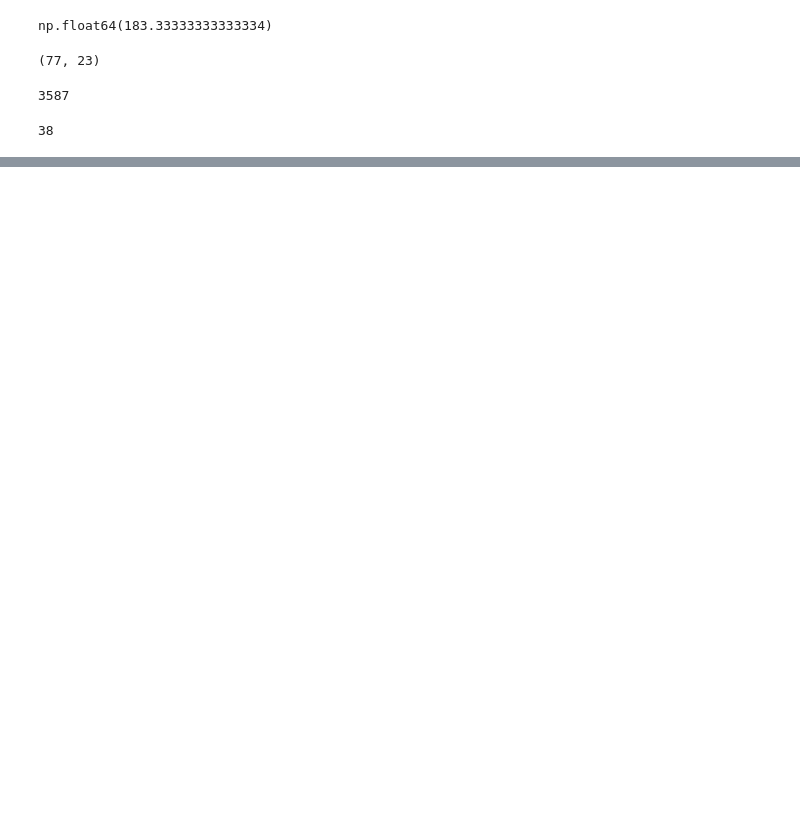
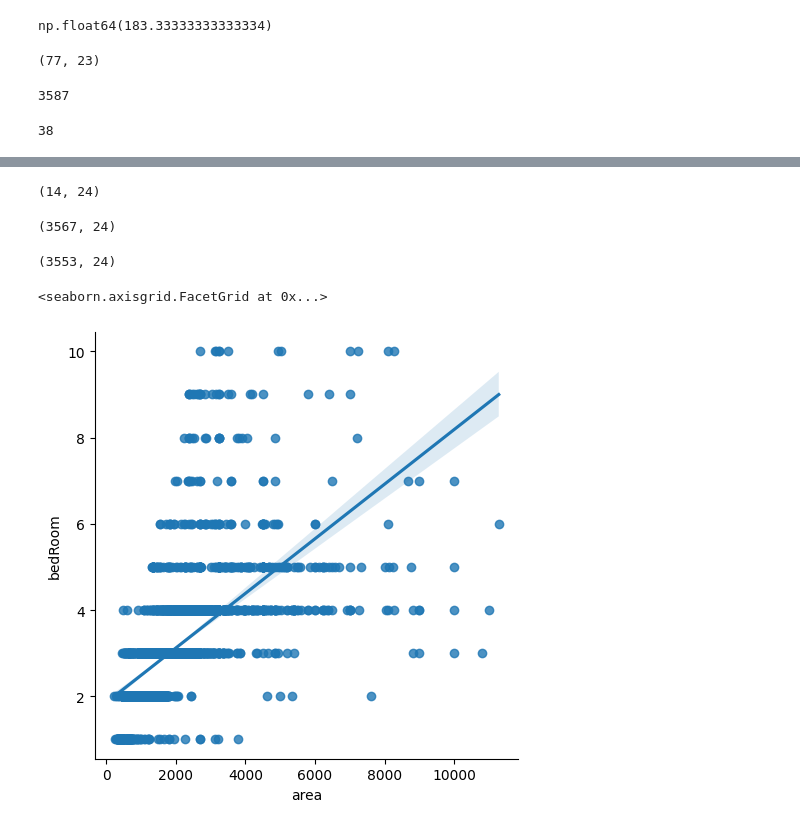
Before and after one commit to wasiahmad68/Capstone-project-Property-Price-Prediction-model, a Jupyter notebook: Step 6 Outlier and removal/outlier_treatement.ipynb, the cells around one changed output, grey strips where cells are left out. Drawn from its saved outputs; the diff is of its cells as text; code cells hidden in the pictures; blank space fills up the shorter version.

```diff
--- a/Step 6 Outlier and removal/outlier_treatement.ipynb
+++ b/Step 6 Outlier and removal/outlier_treatement.ipynb
@@ -582,0 +635,5 @@ df.to_sql("gurgaon_properties_outlier_treated_v1", con=mssql_engine, if_exists='
+# %%
+outlier_df = df[(df['area_room_ratio'] < 250) & (df['bedRoom'] > 3)]
+# %%
+# assuming large bedroom number due to multiple floors in same building so we are calculating average bedroom count per floor
+outlier_df['bedRoom'] = round(outlier_df['bedRoom'] / outlier_df['floorNum'])
@@ -582,0 +646,2 @@ df.to_sql("gurgaon_properties_outlier_treated_v1", con=mssql_engine, if_exists='
+# %%
+df.update(outlier_df)
@@ -582,0 +658,20 @@ df.to_sql("gurgaon_properties_outlier_treated_v1", con=mssql_engine, if_exists='
+# %%
+df[(df['area_room_ratio'] < 250) & (df['bedRoom'] > 4)].shape
+# %% [output]
+(14, 24)
+# %%
+df.shape
+# %% [output]
+(3567, 24)
+# %%
+# removing outliers based on area_room_ratio and bedRoom
+df = df[~((df['area_room_ratio'] < 250) & (df['bedRoom'] > 4))]
+# %%
+df.shape
+# %% [output]
+(3553, 24)
+# %%
+sns.lmplot(x='area', y='bedRoom', data=df)
+# %% [output]
+<seaborn.axisgrid.FacetGrid at 0x...>
+[figure, added]
```
Also changed, not shown: parts of 15 cells of this notebook, 3 other files.
